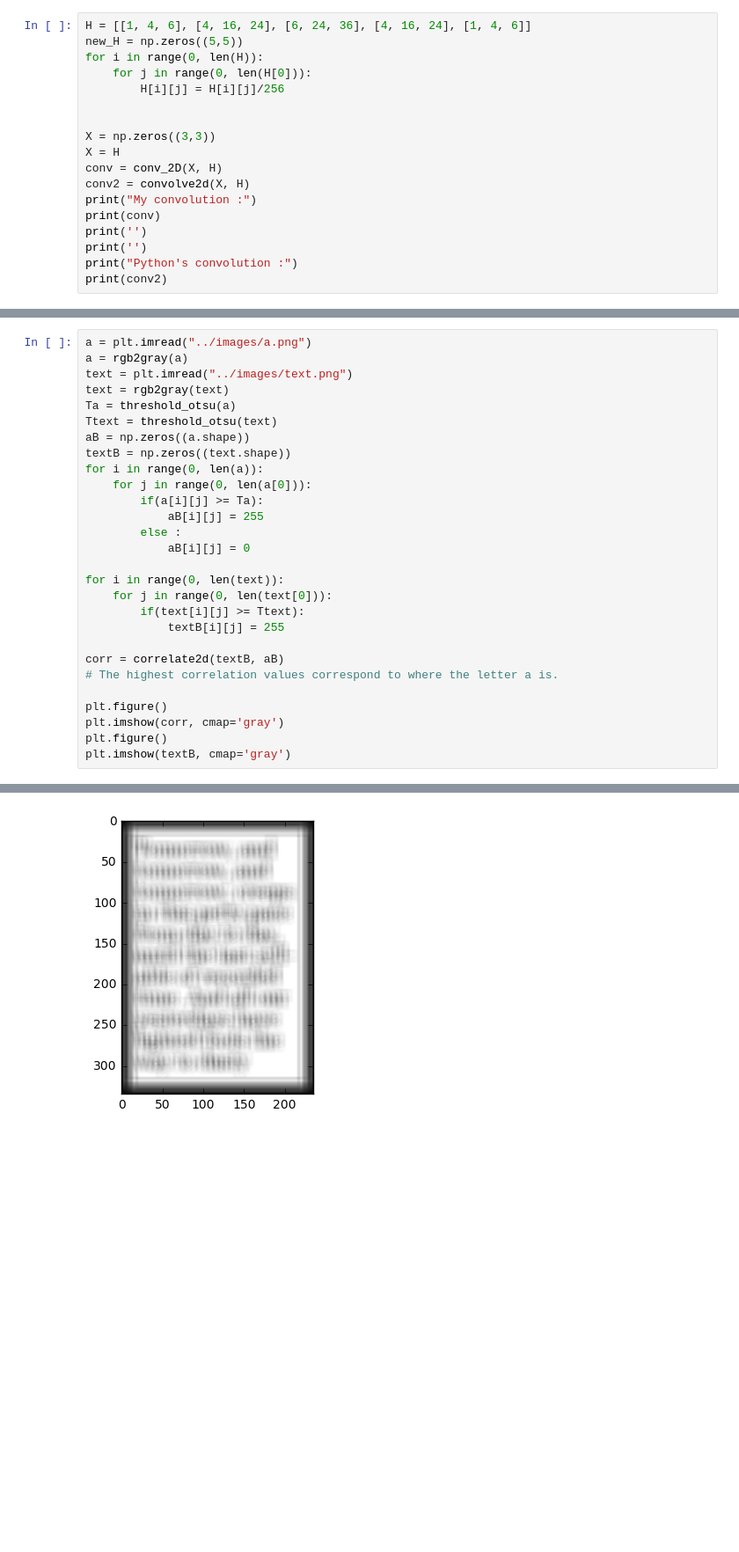
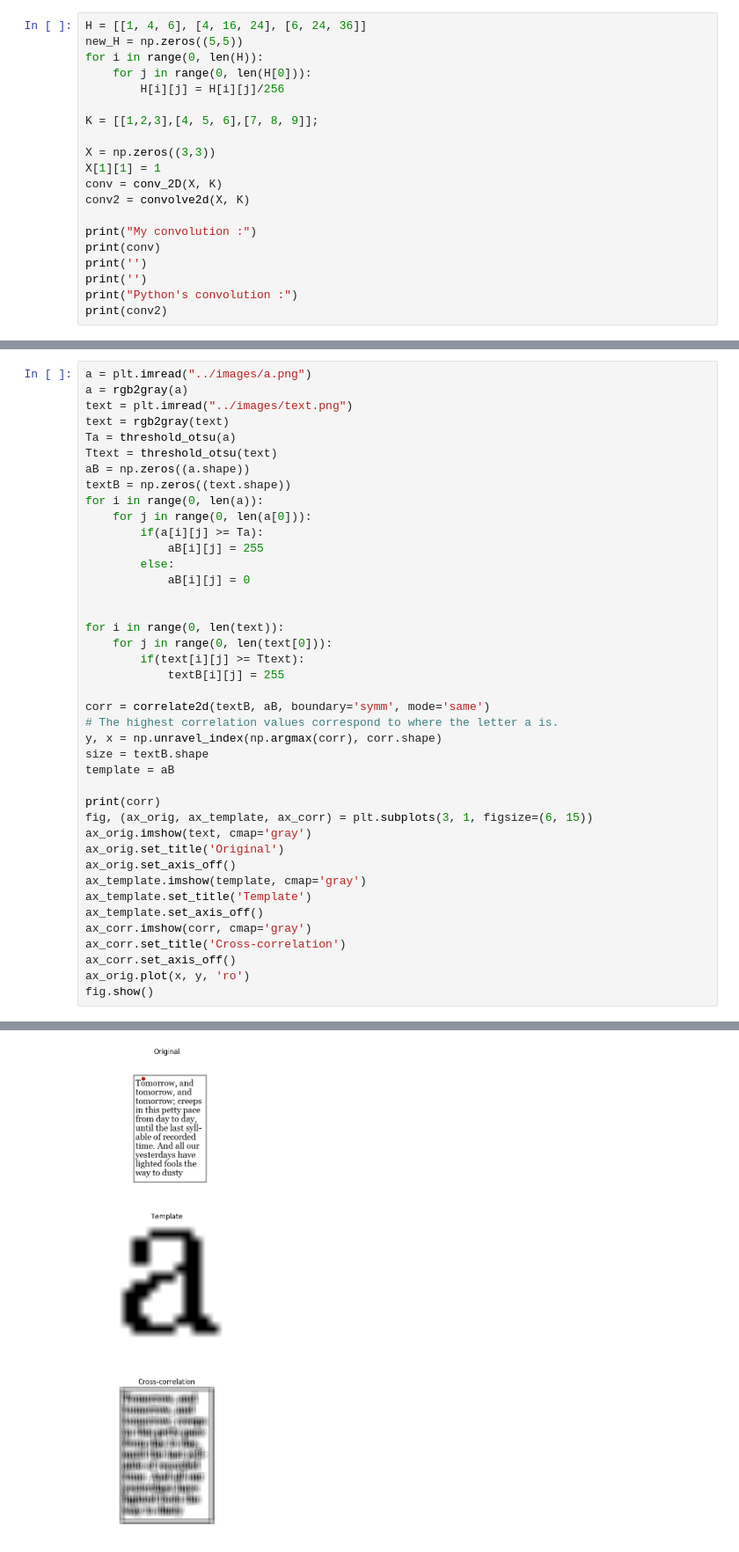
Before and after one commit to sniper0110/DSP-TP-1617, a Jupyter notebook: DSP-TP-1617-master/Lab3/python/Lab3.ipynb, the cells around one changed output, grey strips where cells are left out. Shown: that part at 88% size. Saved outputs shown, nothing was run; the diff lists cells and outputs as text; blank space fills up the shorter version.

```diff
--- a/DSP-TP-1617-master/Lab3/python/Lab3.ipynb
+++ b/DSP-TP-1617-master/Lab3/python/Lab3.ipynb
@@ -203,15 +206,17 @@ def conv_2D(x, h):
 # %%
-H = [[1, 4, 6], [4, 16, 24], [6, 24, 36], [4, 16, 24], [1, 4, 6]]
+H = [[1, 4, 6], [4, 16, 24], [6, 24, 36]]
 new_H = np.zeros((5,5))
 for i in range(0, len(H)):
     for j in range(0, len(H[0])):
         H[i][j] = H[i][j]/256
 
+K = [[1,2,3],[4, 5, 6],[7, 8, 9]];
 
 X = np.zeros((3,3))
-X = H
-conv = conv_2D(X, H)
-conv2 = convolve2d(X, H)
+X[1][1] = 1
+conv = conv_2D(X, K)
+conv2 = convolve2d(X, K)
+
 print("My convolution :")
 print(conv)
 print('')
@@ -258,19 +263,32 @@ for i in range(0, len(a)):
     for j in range(0, len(a[0])):
         if(a[i][j] >= Ta):
             aB[i][j] = 255
-        else :
+        else:
             aB[i][j] = 0
+
 
 for i in range(0, len(text)):
     for j in range(0, len(text[0])):
         if(text[i][j] >= Ttext):
             textB[i][j] = 255
 
-corr = correlate2d(textB, aB)
+corr = correlate2d(textB, aB, boundary='symm', mode='same')
 # The highest correlation values correspond to where the letter a is.
+y, x = np.unravel_index(np.argmax(corr), corr.shape)
+size = textB.shape
+template = aB
 
-plt.figure()
-plt.imshow(corr, cmap='gray')
-plt.figure()
-plt.imshow(textB, cmap='gray')
+print(corr)
+fig, (ax_orig, ax_template, ax_corr) = plt.subplots(3, 1, figsize=(6, 15))
+ax_orig.imshow(text, cmap='gray')
+ax_orig.set_title('Original')
+ax_orig.set_axis_off()
+ax_template.imshow(template, cmap='gray')
+ax_template.set_title('Template')
+ax_template.set_axis_off()
+ax_corr.imshow(corr, cmap='gray')
+ax_corr.set_title('Cross-correlation')
+ax_corr.set_axis_off()
+ax_orig.plot(x, y, 'ro')
+fig.show()
 # %% [output]
@@ -278 +302 @@ plt.imshow(textB, cmap='gray')
-[figure, old version]
+[figure, new version]
```
Also changed, not shown: parts of 4 cells of this notebook.
